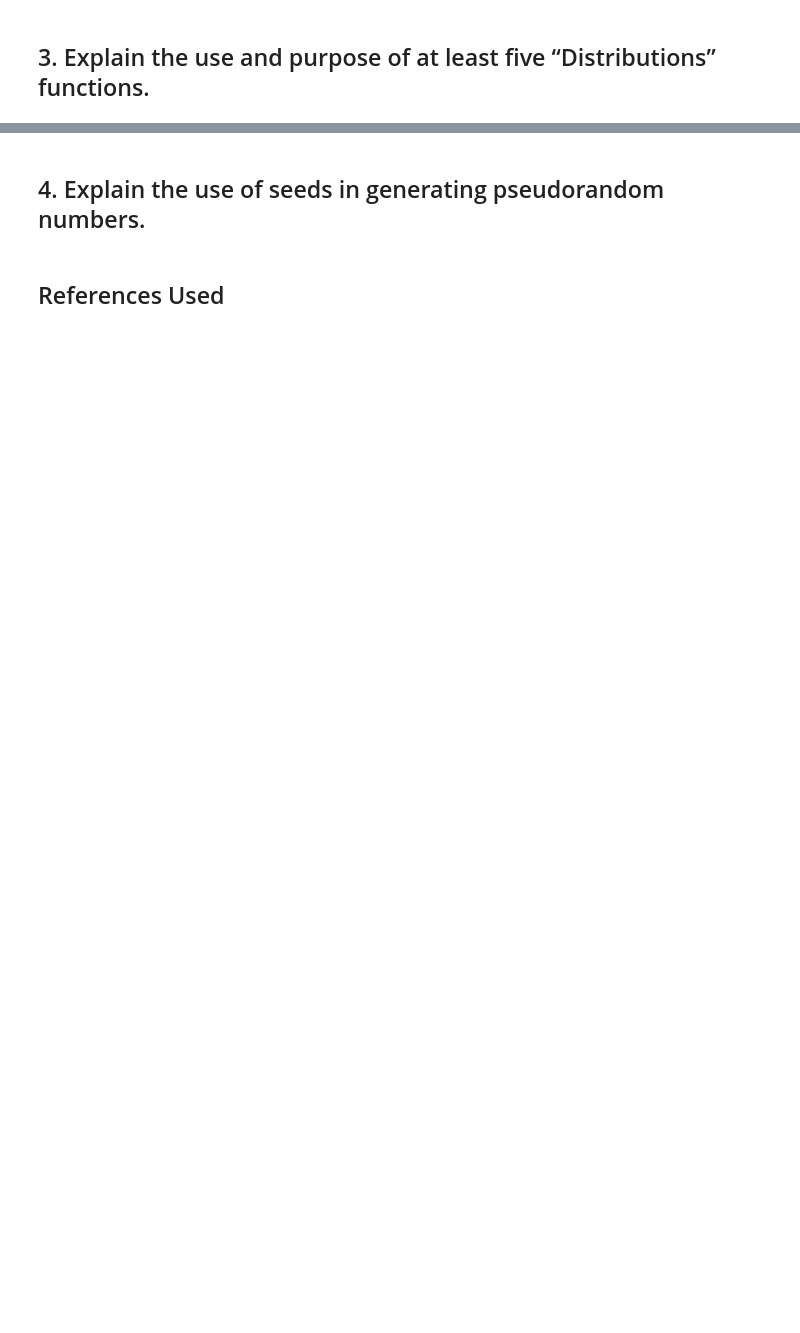
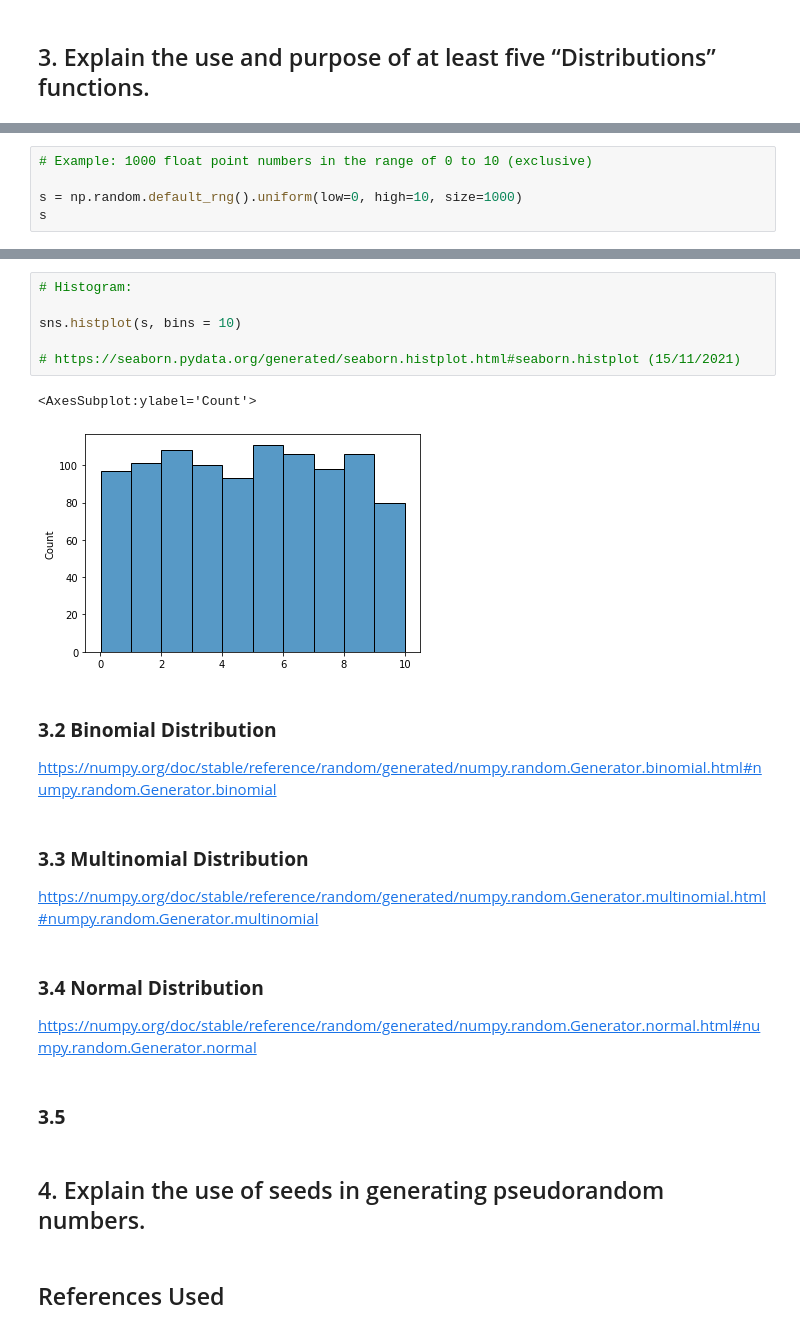
Before and after one commit to ssteffens/programming-data-analysis-assignment, a Jupyter notebook: numpy-random.ipynb, the cells around one changed output, grey strips where cells are left out. Cells and saved outputs as stored; diff of their text form; blank space fills up the shorter version.

Commit message:
Add Uniform distribution

```diff
--- a/numpy-random.ipynb
+++ b/numpy-random.ipynb
@@ -258,0 +268,5 @@ array([[2, 1, 3],
+# %%
+# Example: 1000 float point numbers in the range of 0 to 10 (exclusive)
+
+s = np.random.default_rng().uniform(low=0, high=10, size=1000)
+s
@@ -259,3 +291,26 @@ array([[2, 1, 3],
+# %%
+# Histogram:
+
+sns.histplot(s, bins = 10)
+
+# https://seaborn.pydata.org/generated/seaborn.histplot.html#seaborn.histplot (15/11/2021)
+# %% [output]
+<AxesSubplot:ylabel='Count'>
+[figure, added]
+# %% [markdown]
+### **3.2 Binomial Distribution**
+
+https://numpy.org/doc/stable/reference/random/generated/numpy.random.Generator.binomial.html#numpy.random.Generator.binomial
+# %% [markdown]
+### **3.3 Multinomial Distribution**
+
+https://numpy.org/doc/stable/reference/random/generated/numpy.random.Generator.multinomial.html#numpy.random.Generator.multinomial
+# %% [markdown]
+### **3.4 Normal Distribution**
+
+https://numpy.org/doc/stable/reference/random/generated/numpy.random.Generator.normal.html#numpy.random.Generator.normal
+# %% [markdown]
+### **3.5**
 # %% [markdown]
 ## 4. Explain the use of seeds in generating pseudorandom numbers.
 # %% [markdown]
```
Also changed, not shown: parts of 22 cells of this notebook.
